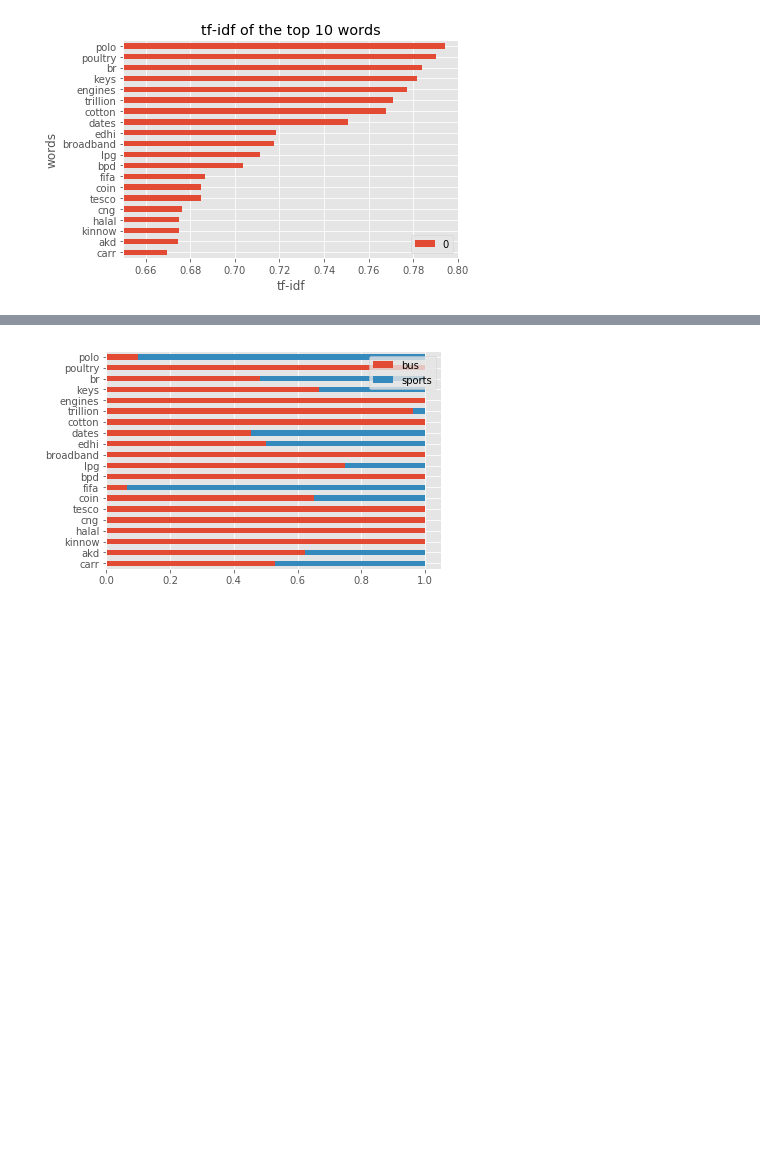
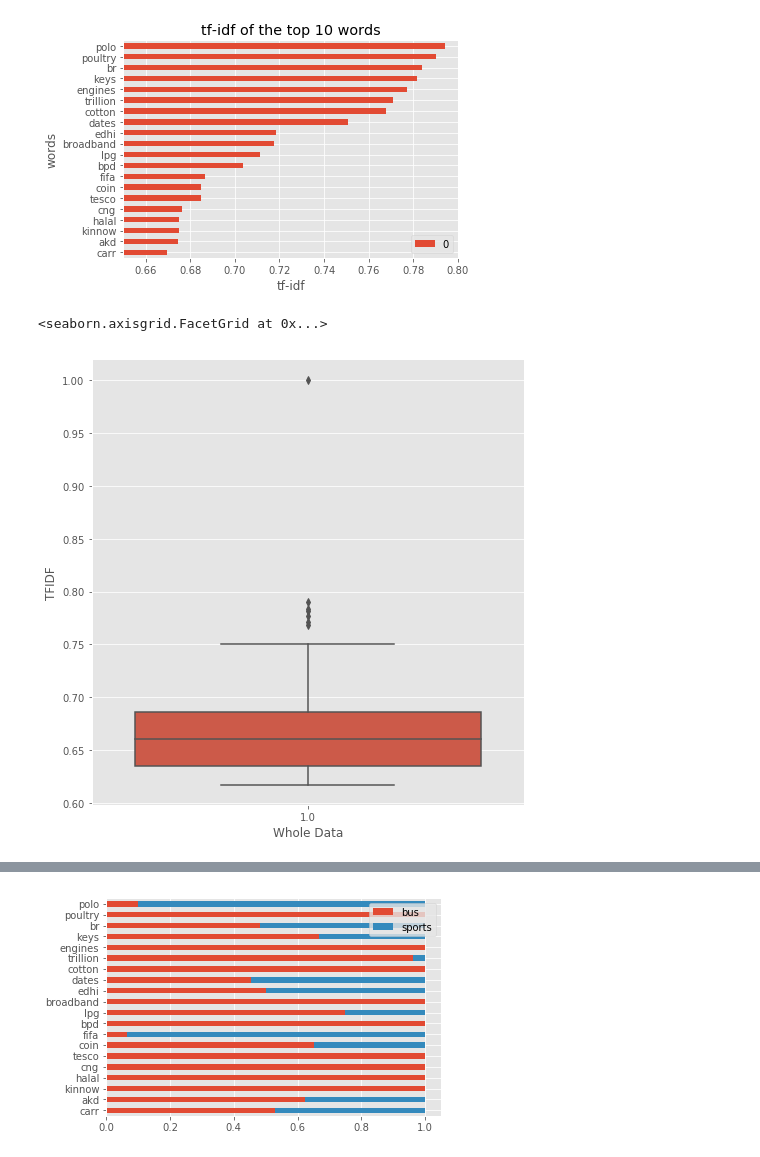
Before and after one commit to JJVincentJJ/SMUMachineLearning, a Jupyter notebook: Lab2String/Lab2.ipynb, the cells around one changed output, grey strips where cells are left out. Saved outputs shown, nothing was run; the diff lists cells and outputs as text; code cells hidden in the pictures; blank space fills up the shorter version.

```diff
--- a/Lab2String/Lab2.ipynb
+++ b/Lab2String/Lab2.ipynb
@@ -203,3 +203,16 @@ axes.set_xlim([0.65,0.8]) # zoom in the range of difference
 # %% [output]
 (0.65, 0.8)
 [figure]
+# %%
+import seaborn as sns
+vio = df.max().sort_values()[-50:].values
+violin = (50,2)
+violin = np.ones(violin)
+for i in range(0,49):
+    violin[i][1] = vio[i]
+colname = ["Whole Data","TFIDF"]
+vioplot = pd.DataFrame(data = violin, columns = colname)
+sns.factorplot(x='Whole Data',y='TFIDF',data = vioplot, kind='box', size=7,ci=95)
+# %% [output]
+<seaborn.axisgrid.FacetGrid at 0x...>
+[figure, added]
```
Also changed, not shown: parts of 4 cells of this notebook.
